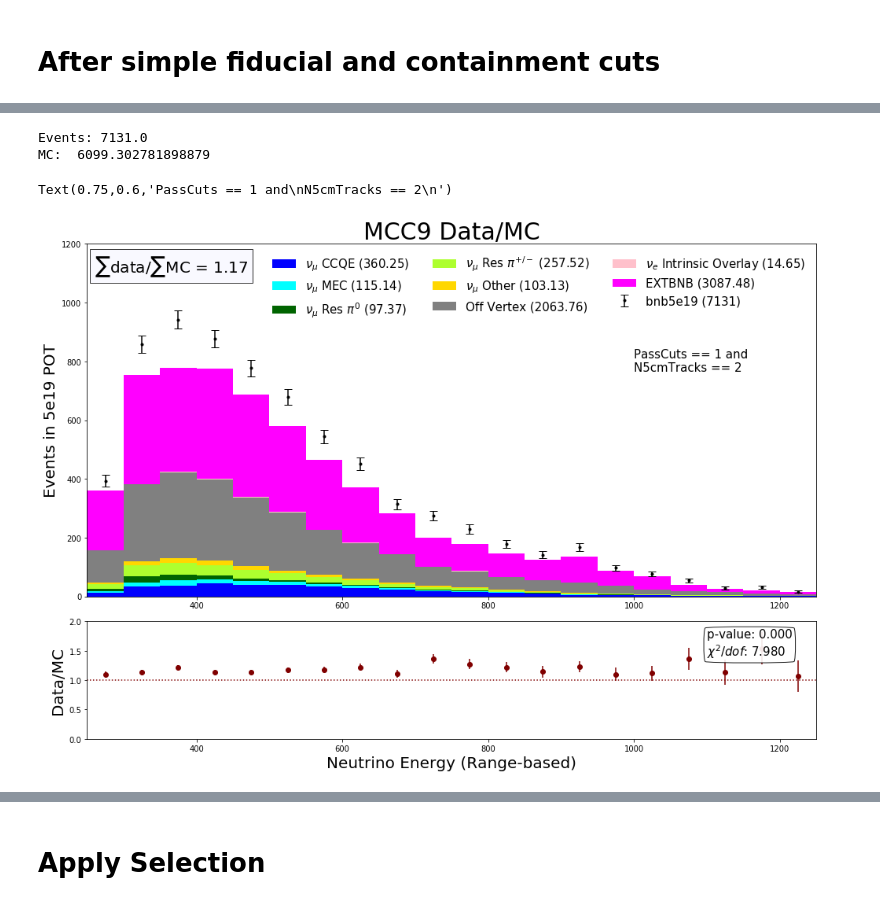
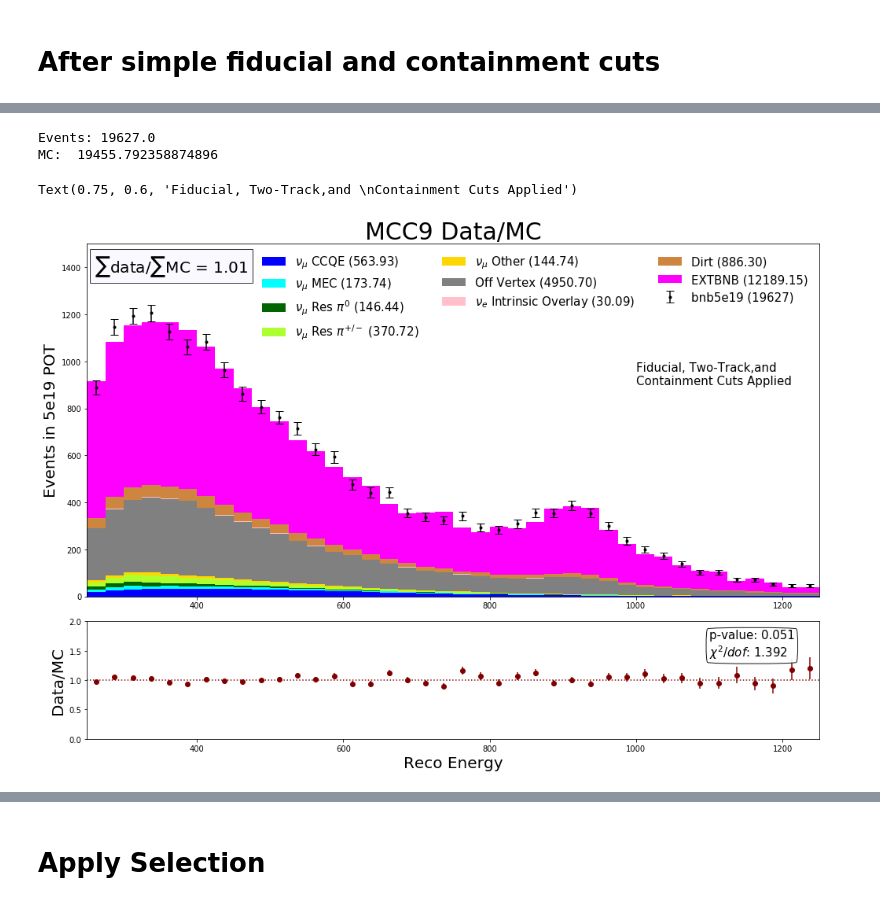
Before and after one commit to LArbys/1L1PSelection, a Jupyter notebook: DL_1mu1p_selection-prime.ipynb, the cells around one changed output, grey strips where cells are left out. Drawn from its saved outputs; the diff is of its cells as text; code cells hidden in the pictures.

Commit message:
Added newer plotting notebooks for 1m1p selection

```diff
--- a/DL_1mu1p_selection-prime.ipynb
+++ b/DL_1mu1p_selection-prime.ipynb
@@ -126,14 +87,33 @@ print DATA_POT_CORRECTED
+# %%
+DIRT_POT = 3.2571504301e+20
+NUMU_POT = 1.219190611900899e+21
+NUE_POT = 1.31390317541e+23
+
+# As of Jan 20
+DATA_POT = 3.456e+19
+EXT_POT = (12315978.0) / float (7704849.0) * DATA_POT# 14542235.0 / 10640228.0 * DATA_POT
+
+# in future, find (negligible) emptyboys
+
+POT_SCALE_FACTOR = DATA_POT
+
+NUMU_SCALE = POT_SCALE_FACTOR / float(NUMU_POT)
+NUE_SCALE = POT_SCALE_FACTOR / float(NUE_POT)
+EXT_SCALE = POT_SCALE_FACTOR / float(EXT_POT)
+DATA_SCALE = POT_SCALE_FACTOR / float(DATA_POT)
+DIRT_SCALE = POT_SCALE_FACTOR / float(DIRT_POT)
 # %%
 # Pickle read for easy access later, eh?
-tag = 'Oct31_fullrange'
+tag = 'Jan21-Sparsenet-1m1p'
 df_data_goodruns_pmtprecut = pd.read_pickle('../data/pickles/data_goodruns_pmtprecut_%s.pkl'%tag)
 df_numu_goodruns_pmtprecut = pd.read_pickle('../data/pickles/numu_goodruns_pmtprecut_%s.pkl'%tag)
 df_nue_goodruns_pmtprecut = pd.read_pickle('../data/pickles/nue_goodruns_pmtprecut_%s.pkl'%tag)
 df_ext_goodruns_pmtprecut = pd.read_pickle('../data/pickles/ext_goodruns_pmtprecut_%s.pkl'%tag)
+df_dirt_goodruns_pmtprecut = pd.read_pickle('../data/pickles/dirt_goodruns_pmtprecut_%s.pkl'%tag)
 # %% [markdown]
 # After simple fiducial and containment cuts
 # %%
-s_presel = 'PassCuts == 1 and N5cmTracks == 2'
+s_presel = 'PassCuts == 1'
 s_loosecuts = 'Lepton_EdgeDist > 2 and Proton_EdgeDist > 2 and InFiducial == 1 and N5cmTracks == 2 and NTracks == 2'
 s_isolatebump = s_presel + ' and Proton_dQdx > 90 and Proton_dQdx  < 110'
 s_presel_conservative = s_presel + ' and BDTprob != -1'
@@ -150,16 +130,18 @@ df_numu_presel = df_numu_goodruns_pmtprecut.query(s_cuts)
 df_nue_presel = df_nue_goodruns_pmtprecut.query(s_cuts)
 df_ext_presel = df_ext_goodruns_pmtprecut.query(s_cuts)
 df_data_presel = df_data_goodruns_pmtprecut.query(s_cuts)
+df_dirt_presel = df_dirt_goodruns_pmtprecut.query(s_cuts)
 
 weights_numu_presel = df_numu_presel['geniereweight']*NUMU_SCALE
 weights_nue_presel = df_nue_presel['geniereweight']*NUE_SCALE
 weights_ext_presel = np.ones(len(df_ext_presel))*EXT_SCALE
 weights_data_presel = np.ones(len(df_data_presel))*DATA_SCALE
+weights_dirt_presel = np.ones(len(df_dirt_presel))*DIRT_SCALE
 
-a_weights = [weights_numu_presel,weights_nue_presel,weights_ext_presel]
-a_scale = [NUMU_SCALE,NUE_SCALE,EXT_SCALE]
-a_labels = ['Numu Overlay','Nue Intrinsic Overlay','EXTBNB (5e19 Range)']
-a_colors = ['mediumspringgreen','c','mediumorchid']
+a_weights = [weights_numu_presel,weights_nue_presel,weights_dirt_presel,weights_ext_presel]
+a_scale = [NUMU_SCALE,NUE_SCALE,DIRT_SCALE,EXT_SCALE]
+a_labels = ['Numu Overlay','Nue Intrinsic Overlay','Dirt','EXTBNB']
+a_colors = ['mediumspringgreen','c','brown','mediumorchid']
 # %%
 var_numu = df_numu_presel['Enu_1m1p'].values
 var_nue = df_nue_presel['Enu_1m1p'].values
@@ -206,22 +191,28 @@ a_colors = ['blue','cyan','darkgreen','greenyellow','gold','grey','pink','fuchsi
 # %%
 vartest = 'Enu_1m1p'
+varname = 'Reco Energy'
+myrange = (250,1250)
+nbins = 40
+yscale = 1.5e3
+
 var_offvtx = df_offvtx_numu_presel[vartest].values
 var_ccqe = df_CCQE_numu_presel[vartest].values
 var_mec = df_MEC_numu_presel[vartest].values
 var_pizero = df_pizero_numu_presel[vartest].values
 var_piplusminus = df_piplusminus_numu_presel[vartest].values
 var_other = df_other_numu_presel[vartest].values
 var_nue = df_nue_presel[vartest].values
 var_ext = df_ext_presel[vartest].values
 var_data = df_data_presel[vartest].values
+var_dirt = df_dirt_presel[vartest].values
 
 fig,ax = plt.subplots(figsize=(14,10))
-ax0 = distplot_wratio(20,(250,1250),[var_ccqe,var_mec,var_pizero,var_piplusminus,var_other,var_offvtx,var_nue,var_ext],var_data,weights_data_presel,'Neutrino Energy (Range-based)',1.2e3,True)
-ax0.annotate(s_ano_simple,xy=(.75,.6), xycoords='axes fraction',fontsize=15)
+ax0 = distplot_wratio(nbins,myrange,[var_ccqe,var_mec,var_pizero,var_piplusminus,var_other,var_offvtx,var_nue,var_dirt,var_ext],var_data,weights_data_presel,varname,yscale,True)
+ax0.annotate('Fiducial, Two-Track,and \nContainment Cuts Applied',xy=(.75,.6), xycoords='axes fraction',fontsize=15)
 # %% [output]
-Events: 7131.0
-MC:  6099.302781898879
+Events: 19627.0
+MC:  19455.792358874896
-Text(0.75,0.6,'PassCuts == 1 and\nN5cmTracks == 2\n')
+Text(0.75, 0.6, 'Fiducial, Two-Track,and \nContainment Cuts Applied')
-[figure, old version]
+[figure, new version]
 # %%
 vartest = 'Proton_dQdx'
```
Also changed, not shown: parts of 51 cells of this notebook, 2 other files.
